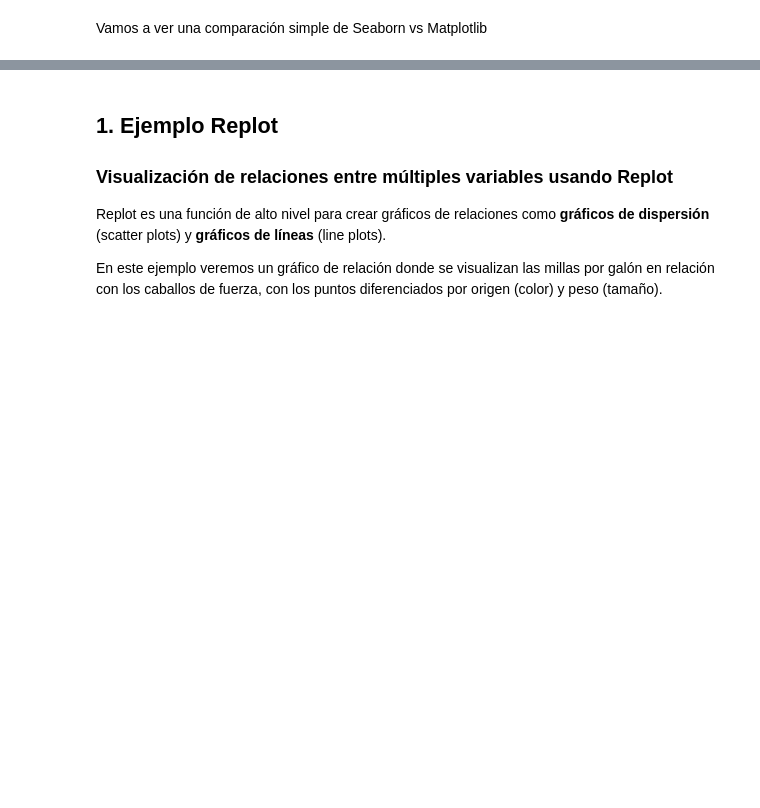
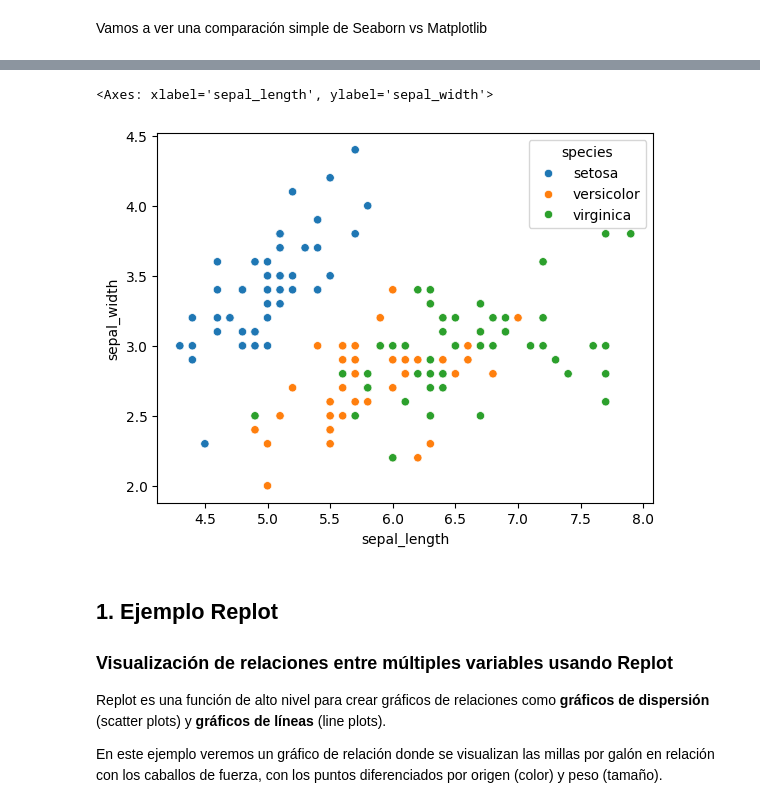
Before and after one commit to esanruben/programa-python-utec, a Jupyter notebook: Sesión_5_Ejemplos.ipynb, the cells around one changed output, grey strips where cells are left out. Saved outputs shown, nothing was run; the diff lists cells and outputs as text; code cells hidden in the pictures; blank space fills up the shorter version.

```diff
--- a/Sesión_5_Ejemplos.ipynb
+++ b/Sesión_5_Ejemplos.ipynb
@@ -82,6 +140,11 @@ plt.scatter(iris['sepal_length'], iris['sepal_width'])
 # %%
 #seaborn
-sns.scatterplot(x='sepal_length', y='sepal_width',data=iris) #hue='species'
+sns.scatterplot(x='sepal_length', y='sepal_width',data=iris, hue='species') #hue='species' colorea puntos
+                                                                            # //le pasas toda la data, solo le dice cual va ser x y cual y
+                                                                            #// ya no tengo que darle el nombre de cada eje
+# %% [output]
+<Axes: xlabel='sepal_length', ylabel='sepal_width'>
+[figure, added]
 # %% [markdown]
 ## 1. Ejemplo Replot
 ### Visualización de relaciones entre múltiples variables usando Replot
```
Also changed, not shown: parts of 18 cells of this notebook.
